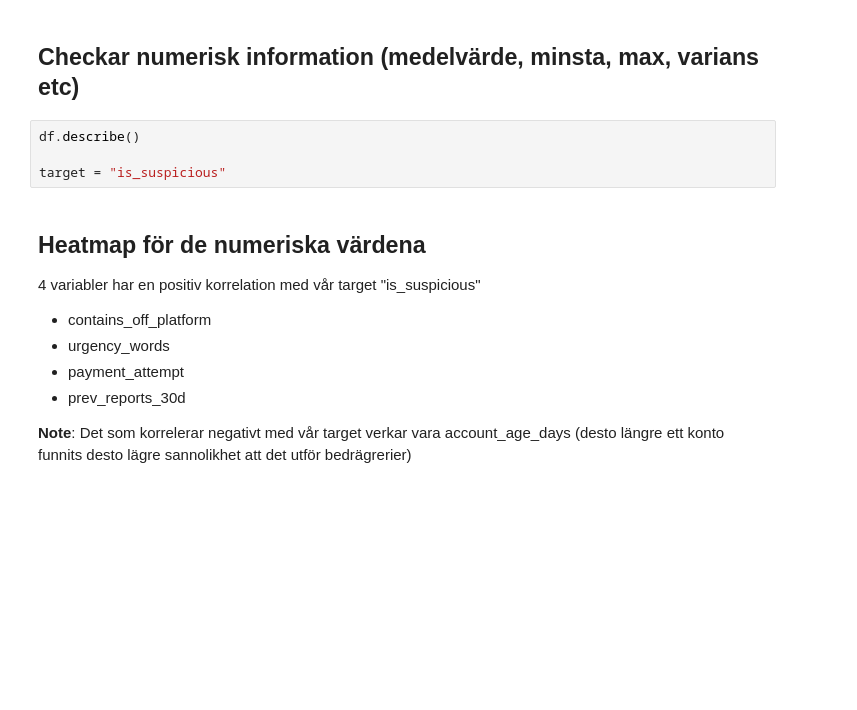
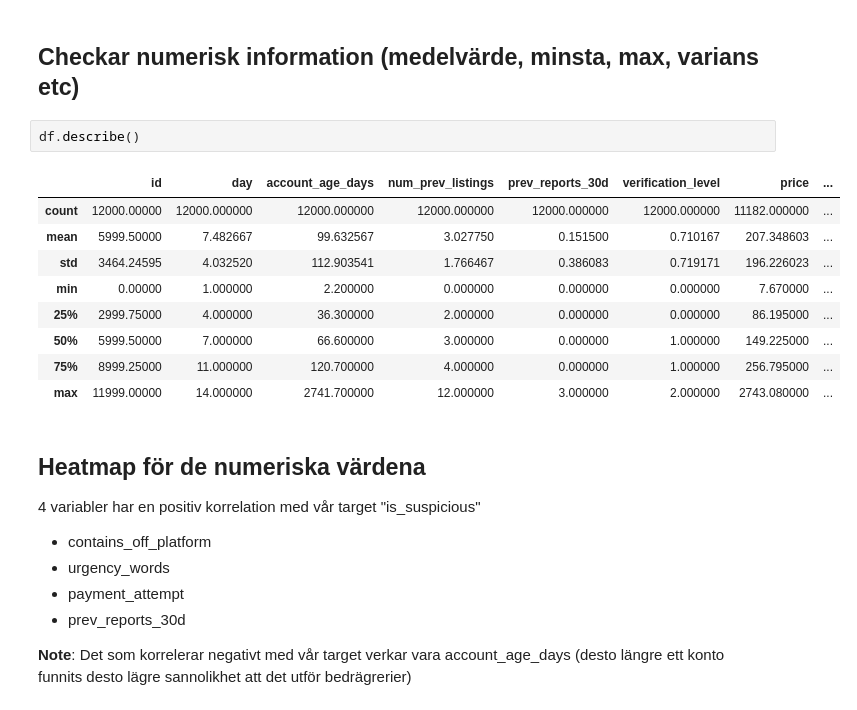
Before and after one commit to JakobWorkingHard/ML-Gruppuppgift, a Jupyter notebook: EDA/analyzing.ipynb, the cells around one changed output. Saved outputs shown, nothing was run; the diff lists cells and outputs as text; blank space fills up the shorter version.

```diff
--- a/EDA/analyzing.ipynb
+++ b/EDA/analyzing.ipynb
@@ -83,8 +89,16 @@ Name: proportion, dtype: float64
 ## Checkar numerisk information (medelvärde, minsta, max, varians etc)
 # %%
 df.describe()
-
-target = "is_suspicious"
+# %% [output]
+|  | id | day | account_age_days | num_prev_listings | prev_reports_30d | verification_level | price | ... |
+| count | 12000.00000 | 12000.000000 | 12000.000000 | 12000.000000 | 12000.000000 | 12000.000000 | 11182.000000 | ... |
+| mean | 5999.50000 | 7.482667 | 99.632567 | 3.027750 | 0.151500 | 0.710167 | 207.348603 | ... |
+| std | 3464.24595 | 4.032520 | 112.903541 | 1.766467 | 0.386083 | 0.719171 | 196.226023 | ... |
+| min | 0.00000 | 1.000000 | 2.200000 | 0.000000 | 0.000000 | 0.000000 | 7.670000 | ... |
+| 25% | 2999.75000 | 4.000000 | 36.300000 | 2.000000 | 0.000000 | 0.000000 | 86.195000 | ... |
+| 50% | 5999.50000 | 7.000000 | 66.600000 | 3.000000 | 0.000000 | 1.000000 | 149.225000 | ... |
+| 75% | 8999.25000 | 11.000000 | 120.700000 | 4.000000 | 0.000000 | 1.000000 | 256.795000 | ... |
+| max | 11999.00000 | 14.000000 | 2741.700000 | 12.000000 | 3.000000 | 2.000000 | 2743.080000 | ... |
 # %% [markdown]
 ## Heatmap för de numeriska värdena
 
```
Also changed, not shown: parts of 9 cells of this notebook.
